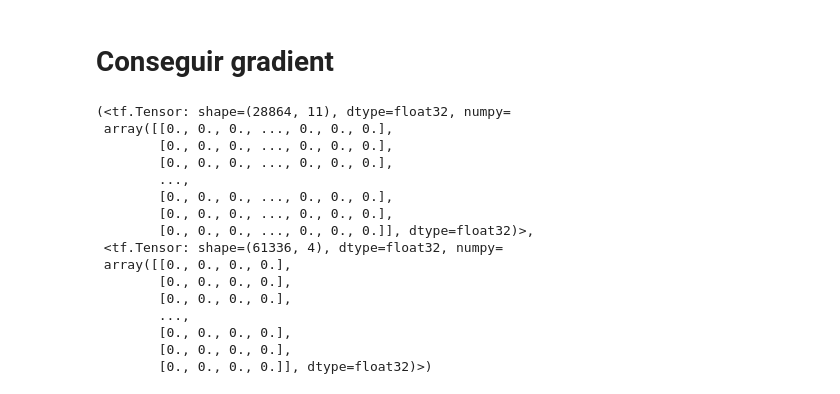
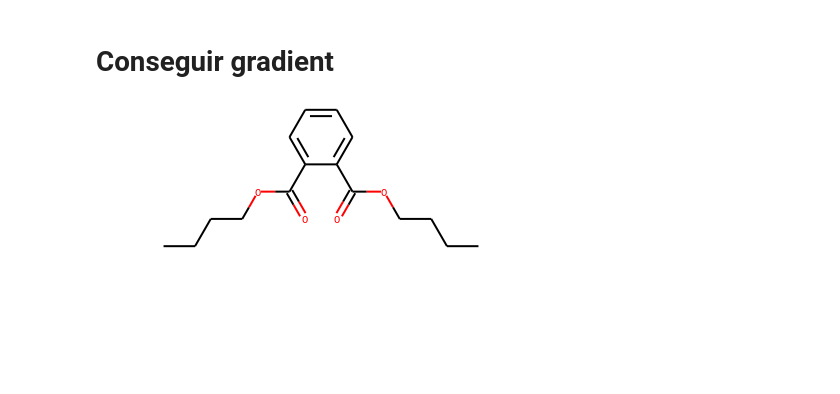
Before and after one commit to beangoben/gnn_workshop_riiaa, a Jupyter notebook: Prediccion_de_Grafos_y_attribucion.ipynb, the cells around one changed output. Saved outputs shown, nothing was run; the diff lists cells and outputs as text; code cells hidden in the pictures; blank space fills up the shorter version.

```diff
--- a/Prediccion_de_Grafos_y_attribucion.ipynb
+++ b/Prediccion_de_Grafos_y_attribucion.ipynb
@@ -415,26 +511,15 @@ No handles with labels found to put in legend.
 # %%
 def calc_gradient(x):
   with tf.GradientTape(watch_accessed_variables=False) as gtape:
-    gtape.watch([x.nodes, x.edges])
+    gtape.watch([x.nodes])
     y = forward_pass(x)
-  nodes_grad, edges_grad = gtape.gradient(y, [x.nodes, x.edges])
-  return  nodes_grad, edges_grad
+  nodes_grad = gtape.gradient(y, [x.nodes])
+  return  nodes_grad
 
-calc_gradient(x_train)
+
+x_example = gn.utils_tf.get_graph(x_train, 0)
+grad = calc_gradient(x_example)
-# %% [output]
-(<tf.Tensor: shape=(28864, 11), dtype=float32, numpy=
- array([[0., 0., 0., ..., 0., 0., 0.],
-        [0., 0., 0., ..., 0., 0., 0.],
-        [0., 0., 0., ..., 0., 0., 0.],
-        ...,
-        [0., 0., 0., ..., 0., 0., 0.],
-        [0., 0., 0., ..., 0., 0., 0.],
-        [0., 0., 0., ..., 0., 0., 0.]], dtype=float32)>,
- <tf.Tensor: shape=(61336, 4), dtype=float32, numpy=
- array([[0., 0., 0., 0.],
-        [0., 0., 0., 0.],
-        [0., 0., 0., 0.],
-        ...,
-        [0., 0., 0., 0.],
-        [0., 0., 0., 0.],
-        [0., 0., 0., 0.]], dtype=float32)>)
+# %%
+mols_train[0]
+# %% [output]
+[figure, added]
```
Also changed, not shown: parts of 23 cells of this notebook.
